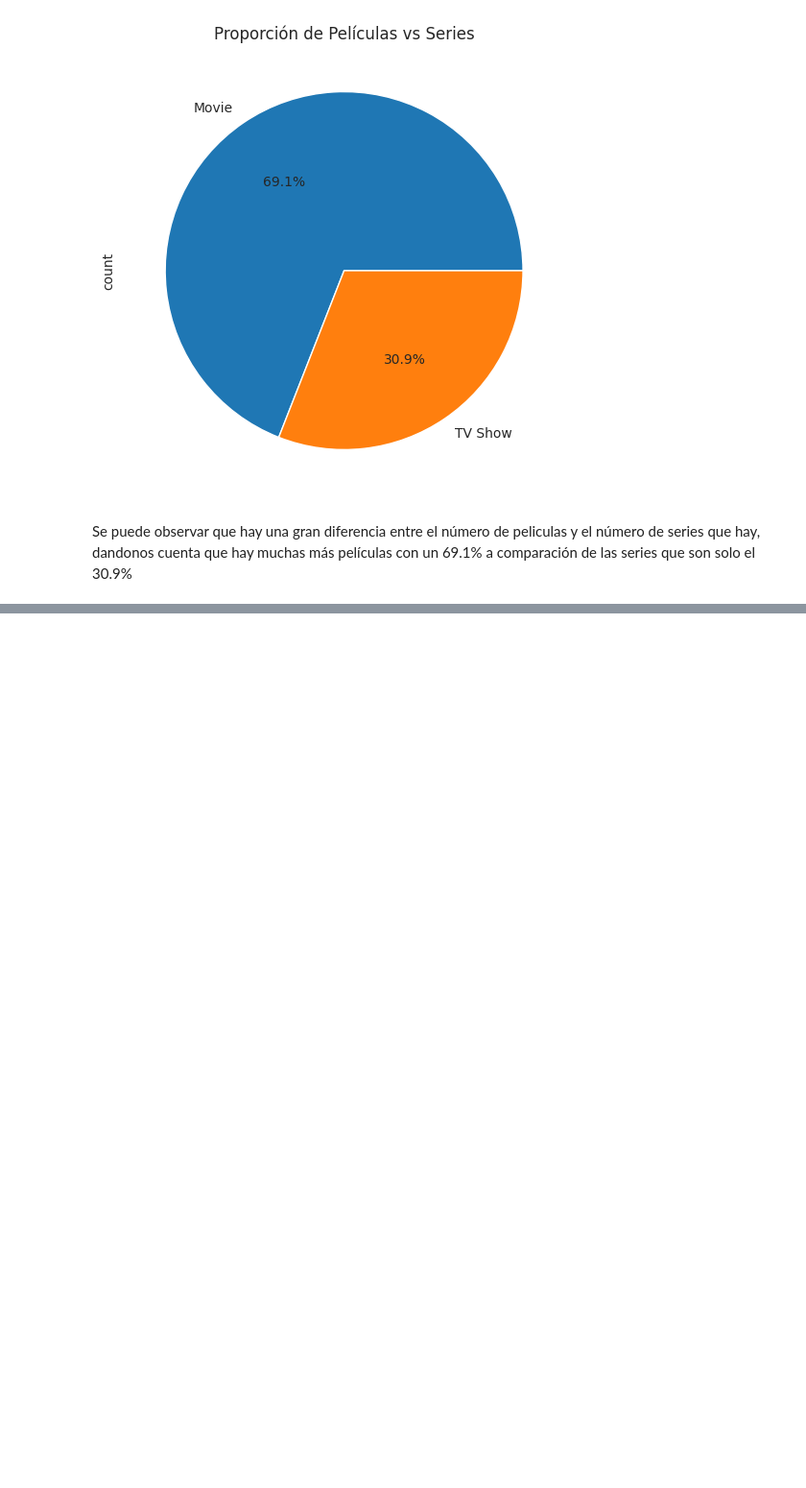
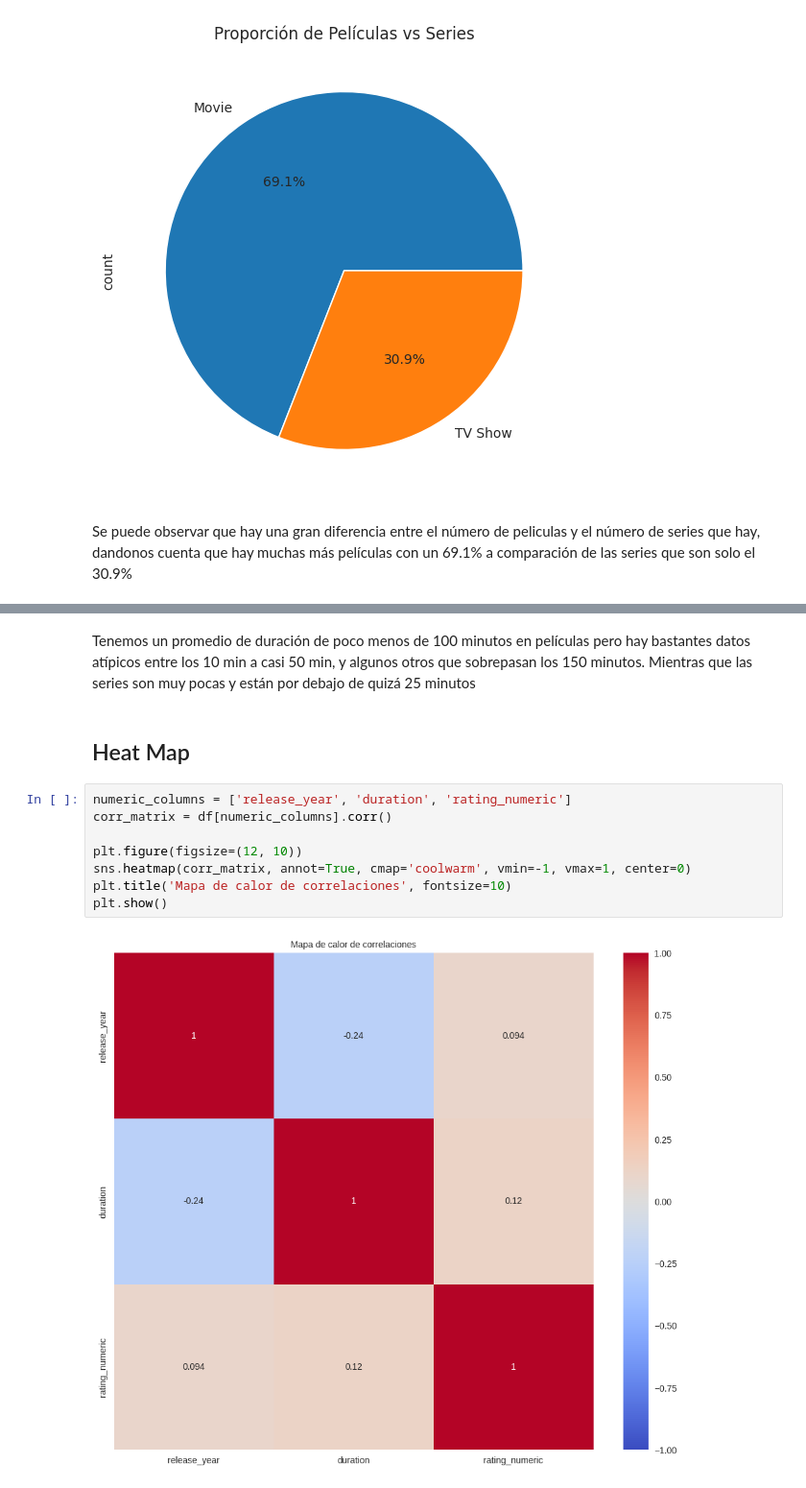
Before and after one commit to ItzelPF/Visualizacion_Datos, a Jupyter notebook: NetFlix.ipynb, the cells around one changed output, grey strips where cells are left out. Shown at 96% size. Drawn from its saved outputs; the diff is of its cells as text; blank space fills up the shorter version.

```diff
--- a/NetFlix.ipynb
+++ b/NetFlix.ipynb
@@ -395,0 +427,15 @@ Se puede observar que hay una gran diferencia entre el número de peliculas y el
+# %% [markdown]
+Tenemos un promedio de duración de poco menos de 100 minutos en películas pero hay bastantes datos atípicos entre los 10 min a casi 50 min, y algunos otros que sobrepasan los 150 minutos.
+Mientras que las series son muy pocas y están por debajo de quizá 25 minutos
+# %% [markdown]
+## Heat Map
+# %%
+numeric_columns = ['release_year', 'duration', 'rating_numeric']
+corr_matrix = df[numeric_columns].corr()
+
+plt.figure(figsize=(12, 10))
+sns.heatmap(corr_matrix, annot=True, cmap='coolwarm', vmin=-1, vmax=1, center=0)
+plt.title('Mapa de calor de correlaciones', fontsize=10)
+plt.show()
+# %% [output]
+[figure, added]
```
Also changed, not shown: parts of 15 cells of this notebook.
